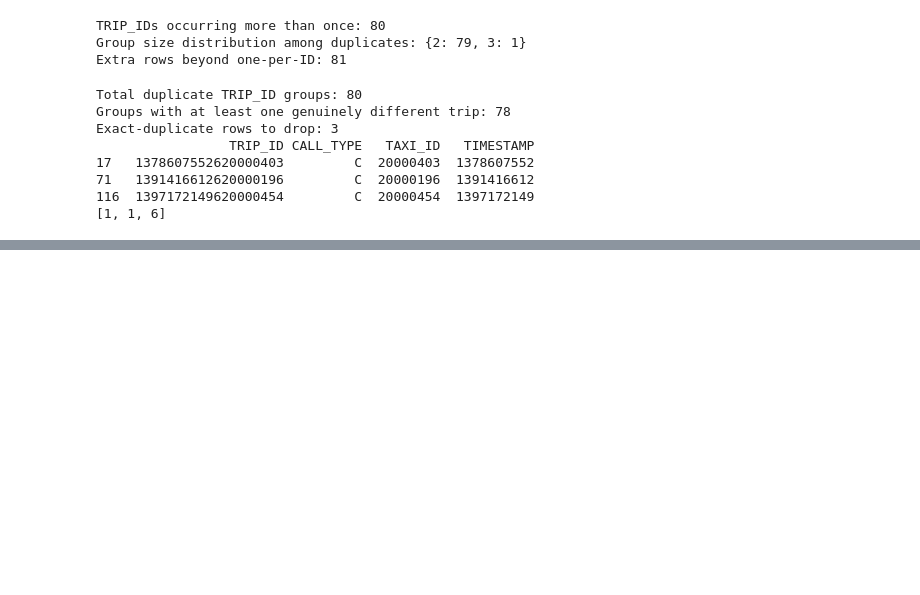
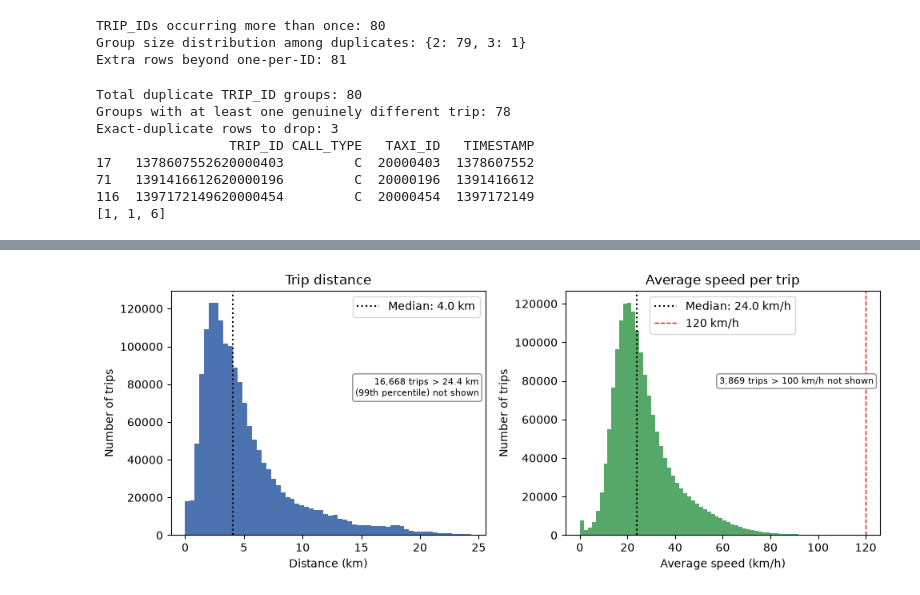
Before and after one commit to HalvardNo/Assignment-2-TDT4225, a Jupyter notebook: eda/porto_eda.ipynb, the cells around one changed output, grey strips where cells are left out. Saved outputs shown, nothing was run; the diff lists cells and outputs as text; code cells hidden in the pictures; blank space fills up the shorter version.

```diff
--- a/eda/porto_eda.ipynb
+++ b/eda/porto_eda.ipynb
@@ -213,0 +345,18 @@ plt.show()
+# %%
+inspect_rows = []
+for n, tid, taxi, ct, ts, poly in sorted(candidates, reverse=True)[:8]:
+    pts = np.fromstring(poly.replace("[", "").replace("]", ""), sep=",").reshape(-1, 2)
+    steps = haversine_m(pts[:-1, 0], pts[:-1, 1], pts[1:, 0], pts[1:, 1])
+    i = int(steps.argmax())
+    inspect_rows.append({
+        "TAXI_ID": taxi, "points": n,
+        "start (lon,lat)": f"({pts[0,0]:.5f}, {pts[0,1]:.5f})",
+        "end (lon,lat)": f"({pts[-1,0]:.5f}, {pts[-1,1]:.5f})",
+        "start-end km": round(float(haversine_m(pts[0,0], pts[0,1], pts[-1,0], pts[-1,1])) / 1000, 1),
+        "path km": round(float(steps.sum()) / 1000, 1),
+        "max step m": int(steps[i]),
+        "max step km/h": round(float(steps[i]) / 15 * 3.6),
+        "max step from (lon,lat)": f"({pts[i,0]:.5f}, {pts[i,1]:.5f})",
+        "max step to (lon,lat)": f"({pts[i+1,0]:.5f}, {pts[i+1,1]:.5f})",
+    })
+print(pd.DataFrame(inspect_rows).to_string(index=False))
@@ -439,0 +624,65 @@ AttributeError: module 'pandas' has no attribute 'duplicated'
+# %%
+MIN_VALID = 3
+MANY_POINTS = 20
+
+dist_parts, speed_parts, npts_parts = [], [], []
+
+for i, chunk in enumerate(pd.read_csv(PATH, chunksize=CHUNKSIZE, usecols=["POLYLINE"])):
+    d, s, n_list = [], [], []
+    for poly in chunk["POLYLINE"]:
+        if poly_len(poly) < MIN_VALID:
+            continue
+        pts = np.fromstring(poly.replace("[", "").replace("]", ""), sep=",").reshape(-1, 2)
+        n = len(pts)
+        dist_km = haversine_m(pts[:-1, 0], pts[:-1, 1], pts[1:, 0], pts[1:, 1]).sum() / 1000
+        dur_h = (n - 1) * 15 / 3600
+        d.append(dist_km)
+        s.append(dist_km / dur_h)
+        n_list.append(n)
+    dist_parts.append(np.array(d, dtype=np.float32))
+    speed_parts.append(np.array(s, dtype=np.float32))
+    npts_parts.append(np.array(n_list, dtype=np.int32))
+    print(f"chunk {i} done")
+
+dist = np.concatenate(dist_parts)
+speed = np.concatenate(speed_parts)
+npts = np.concatenate(npts_parts)
+
+p99_dist = np.percentile(dist, 99)
+print(f"Valid trips analysed: {len(dist):,}")
+print(f"Distance km: median={np.median(dist):.2f}, mean={dist.mean():.2f}, p99={p99_dist:.2f}, max={dist.max():.1f}")
+print(f"Avg speed km/h: median={np.median(speed):.1f}, mean={speed.mean():.1f}, p99={np.percentile(speed, 99):.1f}, max={speed.max():.1f}")
+print(f"Speed > 120 km/h: {(speed > 120).sum():,}")
+print(f"Speed > 150 km/h: {(speed > 150).sum():,}")
+print(f"Speed > 200 km/h: {(speed > 200).sum():,}")
+print(f"Speed < 1 km/h with >= {MANY_POINTS} points: {((speed < 1) & (npts >= MANY_POINTS)).sum():,}")
+print(f"Distance == 0 km: {(dist == 0).sum():,}")
+
+speed_clip = 100
+fig, ax = plt.subplots(1, 2, figsize=(10, 4))
+
+ax[0].hist(dist[dist <= p99_dist], bins=60, color="#4C72B0")
+ax[0].axvline(np.median(dist), color="black", linestyle=":", label=f"Median: {np.median(dist):.1f} km")
+ax[0].set_title("Trip distance")
+ax[0].set_xlabel("Distance (km)")
+ax[0].set_ylabel("Number of trips")
+ax[0].text(0.98, 0.65, f"{(dist > p99_dist).sum():,} trips > {p99_dist:.1f} km\n(99th percentile) not shown",
+           transform=ax[0].transAxes, ha="right", va="top", fontsize=8,
+           bbox=dict(boxstyle="round", facecolor="white", edgecolor="gray", alpha=0.9))
+ax[0].legend()
+
+ax[1].hist(speed[speed <= speed_clip], bins=60, color="#55A868")
+ax[1].axvline(np.median(speed), color="black", linestyle=":", label=f"Median: {np.median(speed):.1f} km/h")
+ax[1].axvline(120, color="red", linestyle="--", linewidth=1, label="120 km/h")
+ax[1].set_title("Average speed per trip")
+ax[1].set_xlabel("Average speed (km/h)")
+ax[1].set_ylabel("Number of trips")
+ax[1].text(0.98, 0.65, f"{(speed > speed_clip).sum():,} trips > {speed_clip} km/h not shown",
+           transform=ax[1].transAxes, ha="right", va="top", fontsize=8,
+           bbox=dict(boxstyle="round", facecolor="white", edgecolor="gray", alpha=0.9))
+ax[1].legend()
+
+plt.tight_layout()
+#plt.savefig("figures/distance_speed_hist.png", dpi=150)
+plt.show()
+# %% [output]
@@ -439,0 +701 @@ AttributeError: module 'pandas' has no attribute 'duplicated'
+[figure, added]
```
Also changed, not shown: parts of 14 cells of this notebook, 3 other files.
